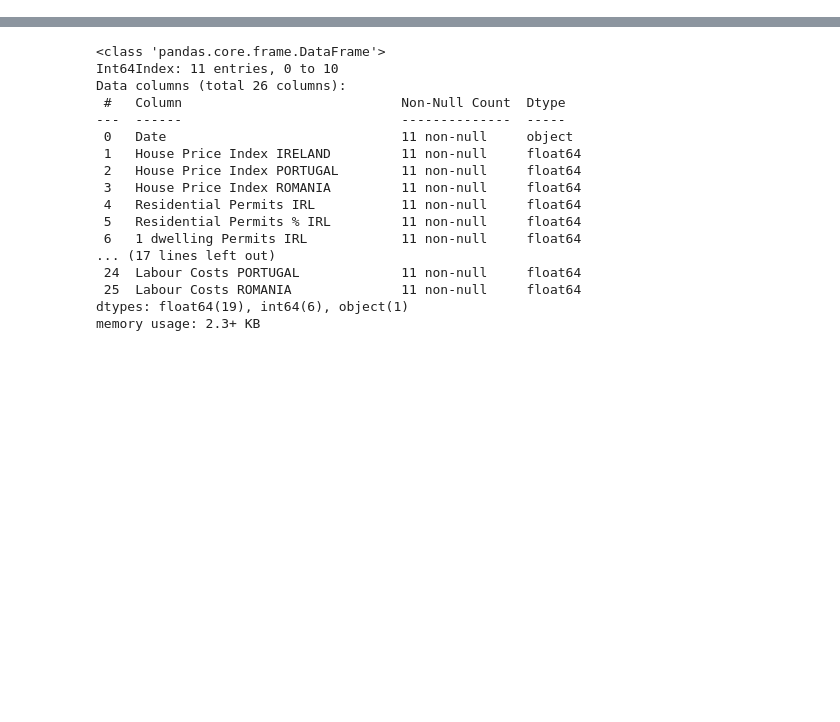
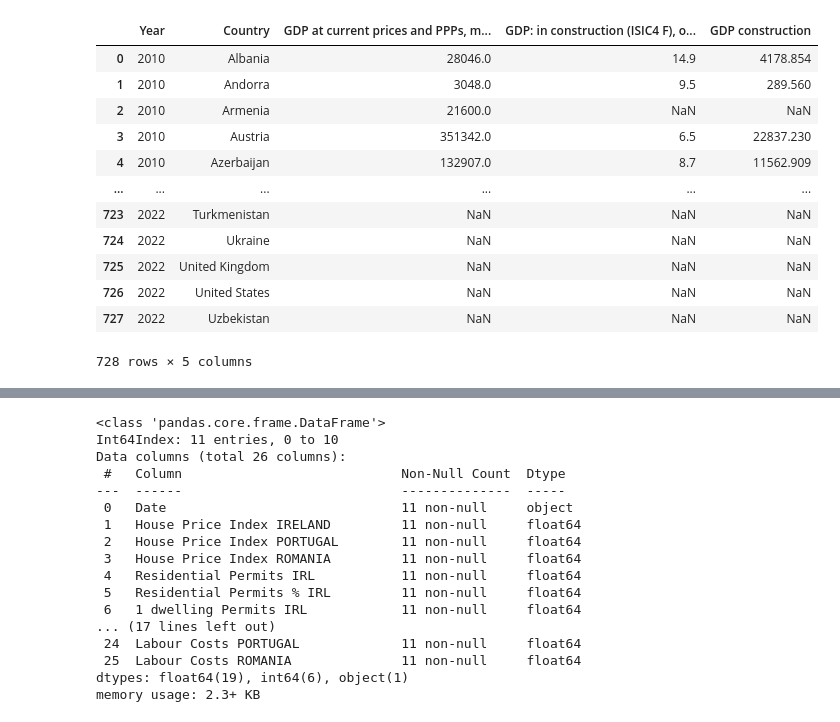
Before and after one commit to sbs23003/CA-Contstruction-Industry, a Jupyter notebook: datasets.ipynb, the cells around one changed output, grey strips where cells are left out. Drawn from its saved outputs; the diff is of its cells as text; code cells hidden in the pictures; blank space fills up the shorter version.

```diff
--- a/datasets.ipynb
+++ b/datasets.ipynb
@@ -75,0 +80,37 @@ df_labourCost.rename(columns={'STS_COLB_A.35A9119F6E32B3B.Y.IE': 'Labour Costs I
+# %%
+df = df_GDP.copy()
+
+df_melted = df_GDP.melt(id_vars=['Indicator', 'Country'], var_name='Year')
+
+# Separate the datasets
+df_GDP_values = df_melted[df_melted['Indicator'] == 'GDP at current prices and PPPs, millions of US$']
+df_GDP_construction = df_melted[df_melted['Indicator'] == 'GDP: in construction (ISIC4 F), output approach, per cent share of GVA']
+
+# Rename value columns
+df_GDP_values = df_GDP_values.rename(columns={'value': 'GDP at current prices and PPPs, millions of US$'})
+df_GDP_construction = df_GDP_construction.rename(columns={'value': 'GDP: in construction (ISIC4 F), output approach, per cent share of GVA'})
+
+# Merge the datasets on Country and Year
+df_final = pd.merge(df_GDP_values, df_GDP_construction, on=['Country', 'Year'])
+
+# Remove 'Indicator' columns
+df_final = df_final.drop(columns=['Indicator_x', 'Indicator_y'])
+
+# Reorder columns
+df_final = df_final[['Year', 'Country', 'GDP at current prices and PPPs, millions of US$', 'GDP: in construction (ISIC4 F), output approach, per cent share of GVA']]
+df_final['GDP construction'] = (df_final['GDP at current prices and PPPs, millions of US$'].astype(float) * df_final['GDP: in construction (ISIC4 F), output approach, per cent share of GVA'].astype(float)) / 100
+df_final
+# %% [output]
+|  | Year | Country | GDP at current prices and PPPs, m... | GDP: in construction (ISIC4 F), o... | GDP construction |
+| 0 | 2010 | Albania | 28046.0 | 14.9 | 4178.854 |
+| 1 | 2010 | Andorra | 3048.0 | 9.5 | 289.560 |
+| 2 | 2010 | Armenia | 21600.0 | NaN | NaN |
+| 3 | 2010 | Austria | 351342.0 | 6.5 | 22837.230 |
+| 4 | 2010 | Azerbaijan | 132907.0 | 8.7 | 11562.909 |
+| ... | ... | ... | ... | ... | ... |
+| 723 | 2022 | Turkmenistan | NaN | NaN | NaN |
+| 724 | 2022 | Ukraine | NaN | NaN | NaN |
+| 725 | 2022 | United Kingdom | NaN | NaN | NaN |
+| 726 | 2022 | United States | NaN | NaN | NaN |
+| 727 | 2022 | Uzbekistan | NaN | NaN | NaN |
+728 rows × 5 columns
```
Also changed, not shown: parts of 6 cells of this notebook.
